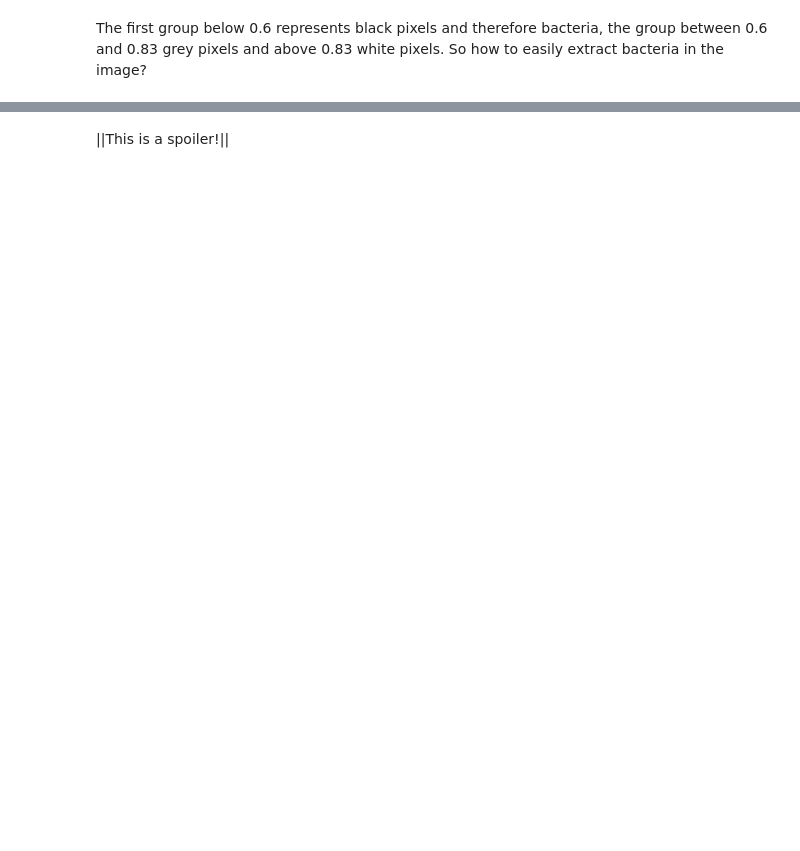
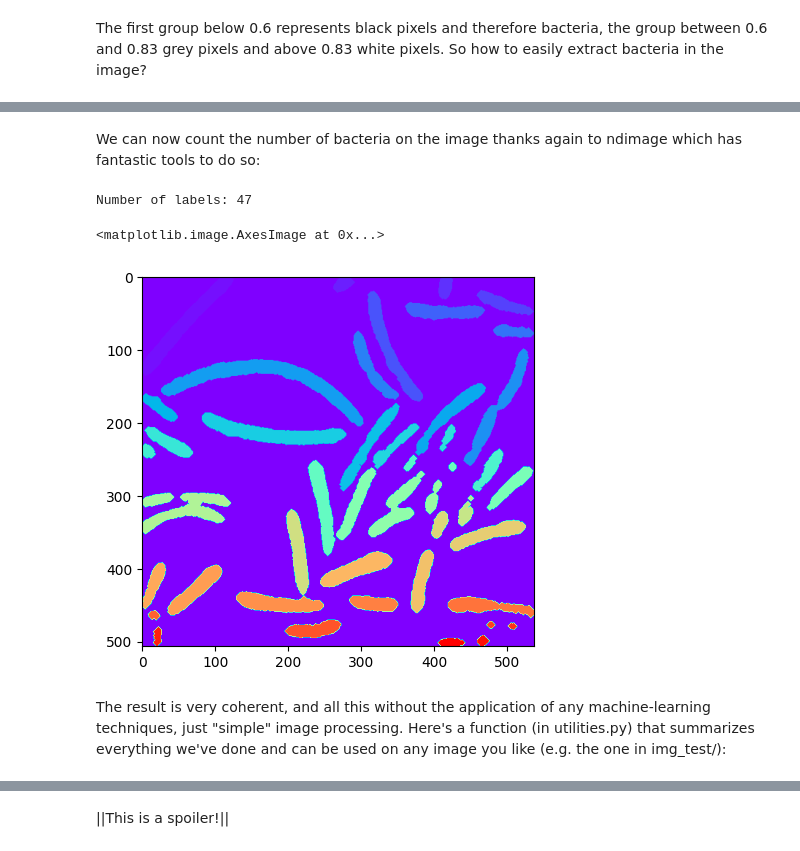
Before and after one commit to ydepledt/u_net, a Jupyter notebook: u_net.ipynb, the cells around one changed output, grey strips where cells are left out. Drawn from its saved outputs; the diff is of its cells as text; code cells hidden in the pictures; blank space fills up the shorter version.

```diff
--- a/u_net.ipynb
+++ b/u_net.ipynb
@@ -122,3 +143,16 @@ plt.imshow(bacteria)
     </div>
     <br><br>
 </details>
+# %% [markdown]
+We can now count the number of bacteria on the image thanks again to ndimage which has fantastic tools to do so:
+# %%
+labels, n_labels = ndi.label(bacteria)
+print(f"Number of labels: {n_labels}")
+
+plt.imshow(labels, cmap='rainbow')
+# %% [output]
+Number of labels: 47
+<matplotlib.image.AxesImage at 0x...>
+[figure, added]
+# %% [markdown]
+The result is very coherent, and all this without the application of any machine-learning techniques, just "simple" image processing. Here's a function (in utilities.py) that summarizes everything we've done and can be used on any image you like (e.g. the one in img_test/):
```
Also changed, not shown: parts of 12 cells of this notebook, 4 other files.
